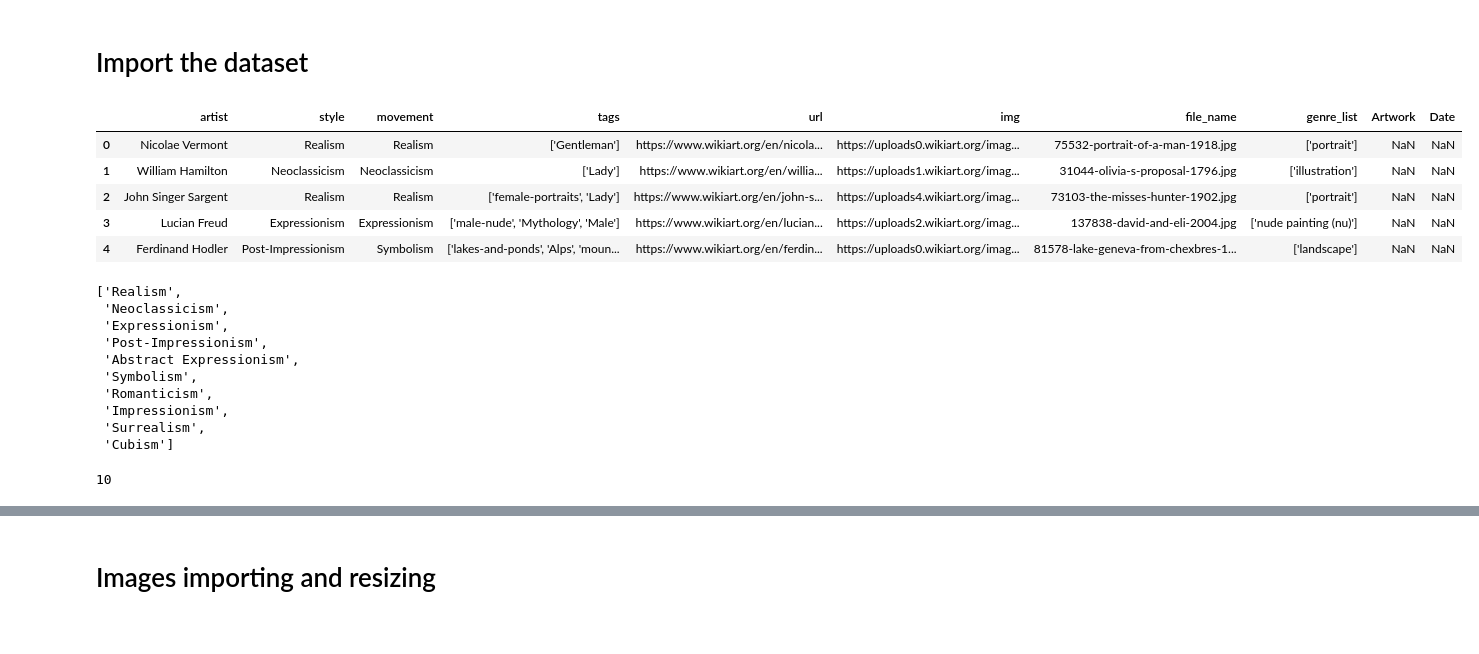
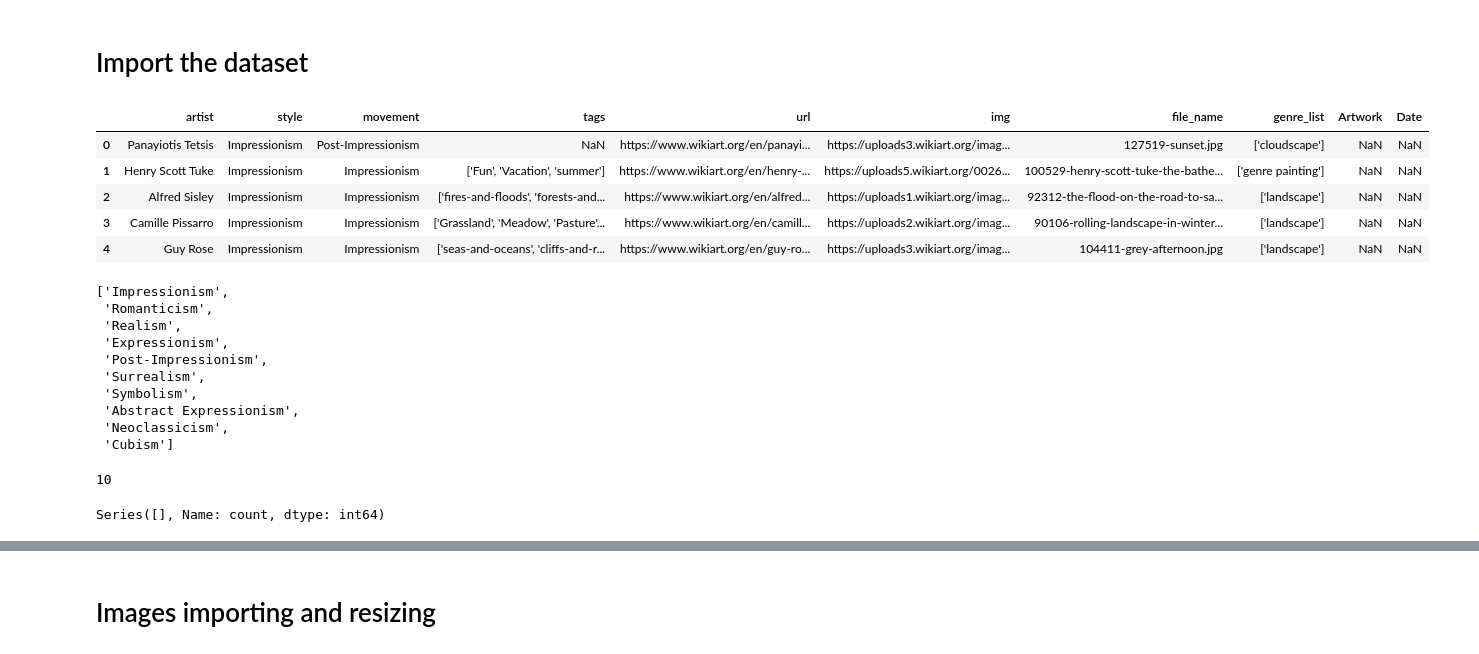
Before and after one commit to gwen-m97/inspiart, a Jupyter notebook: notebooks/gwen_model_try1000balanced.ipynb, the cells around one changed output, grey strips where cells are left out. Saved outputs shown, nothing was run; the diff lists cells and outputs as text; code cells hidden in the pictures.

```diff
--- a/notebooks/gwen_model_try1000balanced.ipynb
+++ b/notebooks/gwen_model_try1000balanced.ipynb
@@ -14,34 +20,38 @@ from PIL import Image
 # %% [markdown]
 # Import the dataset
 # %%
-file_path="data_sampling1000_topstyles.csv"
+file_path="data_sampling1000_topstyles10.csv"
 df = pd.read_csv(file_path)
 df.head()
 # %% [output]
 |  | artist | style | movement | tags | url | img | file_name | genre_list | Artwork | Date |
-| 0 | Nicolae Vermont | Realism | Realism | ['Gentleman'] | https://www.wikiart.org/en/nicola... | https://uploads0.wikiart.org/imag... | 75532-portrait-of-a-man-1918.jpg | ['portrait'] | NaN | NaN |
-| 1 | William Hamilton | Neoclassicism | Neoclassicism | ['Lady'] | https://www.wikiart.org/en/willia... | https://uploads1.wikiart.org/imag... | 31044-olivia-s-proposal-1796.jpg | ['illustration'] | NaN | NaN |
-| 2 | John Singer Sargent | Realism | Realism | ['female-portraits', 'Lady'] | https://www.wikiart.org/en/john-s... | https://uploads4.wikiart.org/imag... | 73103-the-misses-hunter-1902.jpg | ['portrait'] | NaN | NaN |
-| 3 | Lucian Freud | Expressionism | Expressionism | ['male-nude', 'Mythology', 'Male'] | https://www.wikiart.org/en/lucian... | https://uploads2.wikiart.org/imag... | 137838-david-and-eli-2004.jpg | ['nude painting (nu)'] | NaN | NaN |
-| 4 | Ferdinand Hodler | Post-Impressionism | Symbolism | ['lakes-and-ponds', 'Alps', 'moun... | https://www.wikiart.org/en/ferdin... | https://uploads0.wikiart.org/imag... | 81578-lake-geneva-from-chexbres-1... | ['landscape'] | NaN | NaN |
+| 0 | Panayiotis Tetsis | Impressionism | Post-Impressionism | NaN | https://www.wikiart.org/en/panayi... | https://uploads3.wikiart.org/imag... | 127519-sunset.jpg | ['cloudscape'] | NaN | NaN |
+| 1 | Henry Scott Tuke | Impressionism | Impressionism | ['Fun', 'Vacation', 'summer'] | https://www.wikiart.org/en/henry-... | https://uploads5.wikiart.org/0026... | 100529-henry-scott-tuke-the-bathe... | ['genre painting'] | NaN | NaN |
+| 2 | Alfred Sisley | Impressionism | Impressionism | ['fires-and-floods', 'forests-and... | https://www.wikiart.org/en/alfred... | https://uploads1.wikiart.org/imag... | 92312-the-flood-on-the-road-to-sa... | ['landscape'] | NaN | NaN |
+| 3 | Camille Pissarro | Impressionism | Impressionism | ['Grassland', 'Meadow', 'Pasture'... | https://www.wikiart.org/en/camill... | https://uploads2.wikiart.org/imag... | 90106-rolling-landscape-in-winter... | ['landscape'] | NaN | NaN |
+| 4 | Guy Rose | Impressionism | Impressionism | ['seas-and-oceans', 'cliffs-and-r... | https://www.wikiart.org/en/guy-ro... | https://uploads3.wikiart.org/imag... | 104411-grey-afternoon.jpg | ['landscape'] | NaN | NaN |
 # %%
 list_styles = df['style'].unique().tolist()
 list_styles
 # %% [output]
-['Realism',
- 'Neoclassicism',
+['Impressionism',
+ 'Romanticism',
+ 'Realism',
  'Expressionism',
  'Post-Impressionism',
+ 'Surrealism',
+ 'Symbolism',
  'Abstract Expressionism',
- 'Symbolism',
- 'Romanticism',
- 'Impressionism',
- 'Surrealism',
+ 'Neoclassicism',
  'Cubism']
 # %%
 nb_styles = len(list_styles)
 nb_styles
 # %% [output]
 10
+# %%
+df['file_name'].value_counts()[df['file_name'].value_counts() > 1]
+# %% [output]
+Series([], Name: count, dtype: int64)
 # %%
 list_images= df['file_name'].unique().tolist()
```
Also changed, not shown: parts of 20 cells of this notebook, 1 other file.
